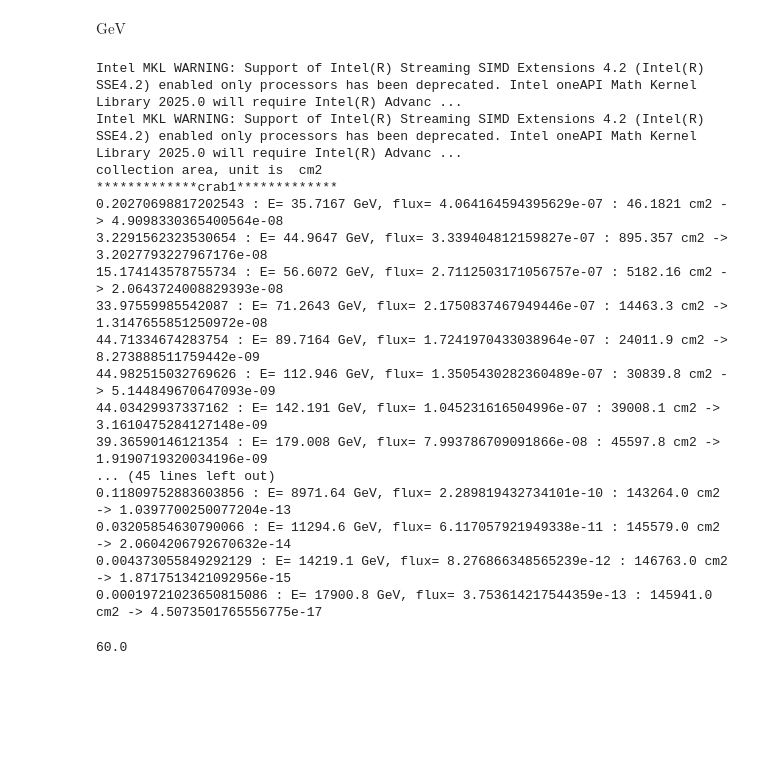
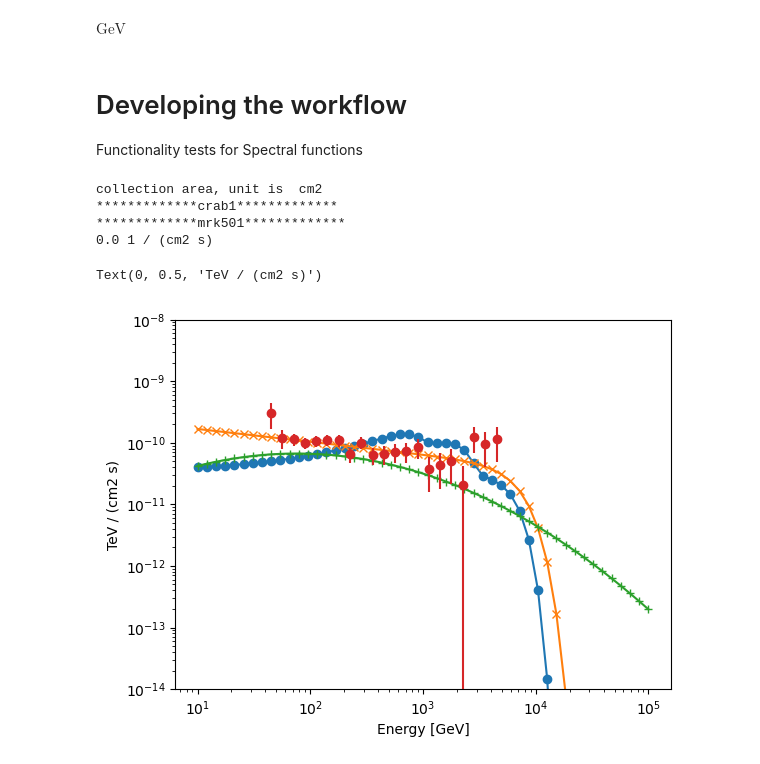
Before and after one commit to kazumaishio/SEDquest, a Jupyter notebook: SEDgenerator_test.ipynb, the cells around one changed output. Drawn from its saved outputs; the diff is of its cells as text; code cells hidden in the pictures; blank space fills up the shorter version.

Commit message:
SpectralFunctionToDealWithSED
And some other functionalities, and descriptions.

```diff
--- a/SEDgenerator_test.ipynb
+++ b/SEDgenerator_test.ipynb
@@ -32,57 +31,67 @@ testtable = QTable.read('./collarea_magic.ecsv')
 testtable['e_ref'].unit
 # %% [output]
 $\mathrm{GeV}$
+# %% [markdown]
+# Developing the workflow
+
+Functionality tests for
+Spectral functions
 # %%
 
 import os
 import sys
 sys.path.append(os.path.abspath("/Users/kazuma/Workspace/Torun/SEDquest"))
 import SEDquest
-from SEDquest import LibRefFlux, spectrumRef
-from SEDquest import compositeSpectrum
+from SEDquest import *
 import numpy as np
 from astropy import units as u
 
 
 crab1=spectrumRef(LibRefFlux.crabsedmagic)
 crab2=spectrumRef(LibRefFlux.crabsedmagicpug)
 mrk501=spectrumRef(LibRefFlux.mrk501fittedfunc)
+epl1=spectrumEPL(3.6194e-10,2.0,80,3)
+epl2=spectrumEPL(3.6194e-10,1.5,50,5)
+epl3=spectrumEPL(3.6194e-10,1.0,30,5)
 
 obj = SEDquest.SEDgenerator("MAGIC")
 obj.set_collectionarea()
 print('*************crab1*************')
 obj.observation(crab1,180.0*u.min)
 print('*************mrk501*************')
 obj.observation(mrk501,60.0*u.min)
 
+# print(obj.Observations["nevent_obs0"])
+# print(obj.Observations)
+print(obj.Observations['sed_err_obs1'][0])
+
 spectrum = compositeSpectrum('test')
-spectrum.add_func(crab1)
-spectrum.add_func(crab2)
+spectrum.add_func(epl1)
+spectrum.add_func(epl2)
+spectrum.add_func(epl3)
 minE= 10
 maxE = 1e5
 RefEnergies=np.logspace(np.log10(minE),np.log10(maxE))
-y=spectrum(RefEnergies)
+y=spectrum.calcSED(RefEnergies)
+y2=mrk501.calcSED(RefEnergies)
+y3=LibRefSED.crabsedmagic(RefEnergies)
+plt.plot(RefEnergies,y.value,marker='o')
+plt.plot(RefEnergies,y2.value,marker='x')
+plt.plot(RefEnergies,y3.value,marker='+')
+plt.errorbar(obj.Observations['e_ref'].value ,
+             obj.Observations['sed_obs1'].value,
+             yerr=obj.Observations['sed_err_obs1'].value,
+             fmt='o' )
+plt.xscale('log')
+plt.yscale('log')
+plt.ylim(1e-14,1e-8)
+plt.xlabel("Energy [GeV]")
+plt.ylabel(y.unit)
 # print(y)
 # %% [output]
-Intel MKL WARNING: Support of Intel(R) Streaming SIMD Extensions 4.2 (Intel(R) SSE4.2) enabled only processors has been deprecated. Intel oneAPI Math Kernel Library 2025.0 will require Intel(R) Advanc ...
-Intel MKL WARNING: Support of Intel(R) Streaming SIMD Extensions 4.2 (Intel(R) SSE4.2) enabled only processors has been deprecated. Intel oneAPI Math Kernel Library 2025.0 will require Intel(R) Advanc ...
 collection area, unit is  cm2
 *************crab1*************
-0.20270698817202543 : E= 35.7167 GeV, flux= 4.064164594395629e-07 : 46.1821 cm2 -> 4.9098330365400564e-08
-3.2291562323530654 : E= 44.9647 GeV, flux= 3.339404812159827e-07 : 895.357 cm2 -> 3.2027793227967176e-08
-15.174143578755734 : E= 56.6072 GeV, flux= 2.7112503171056757e-07 : 5182.16 cm2 -> 2.0643724008829393e-08
-33.97559985542087 : E= 71.2643 GeV, flux= 2.1750837467949446e-07 : 14463.3 cm2 -> 1.3147655851250972e-08
-44.71334674283754 : E= 89.7164 GeV, flux= 1.7241970433038964e-07 : 24011.9 cm2 -> 8.273888511759442e-09
-44.982515032769626 : E= 112.946 GeV, flux= 1.3505430282360489e-07 : 30839.8 cm2 -> 5.144849670647093e-09
-44.03429937337162 : E= 142.191 GeV, flux= 1.045231616504996e-07 : 39008.1 cm2 -> 3.1610475284127148e-09
-39.36590146121354 : E= 179.008 GeV, flux= 7.993786709091866e-08 : 45597.8 cm2 -> 1.9190719320034196e-09
-... (45 lines left out)
-0.11809752883603856 : E= 8971.64 GeV, flux= 2.289819432734101e-10 : 143264.0 cm2 -> 1.0397700250077204e-13
-0.03205854630790066 : E= 11294.6 GeV, flux= 6.117057921949338e-11 : 145579.0 cm2 -> 2.0604206792670632e-14
-0.004373055849292129 : E= 14219.1 GeV, flux= 8.276866348565239e-12 : 146763.0 cm2 -> 1.8717513421092956e-15
-0.00019721023650815086 : E= 17900.8 GeV, flux= 3.753614217544359e-13 : 145941.0 cm2 -> 4.5073501765556775e-17
+*************mrk501*************
+0.0 1 / (cm2 s)
+Text(0, 0.5, 'TeV / (cm2 s)')
+[figure, added]
-# %%
-from astropy import units as u
-u.min.to(u.s)
-# %% [output]
-60.0
```
Also changed, not shown: parts of 3 cells of this notebook, 2 other files.
